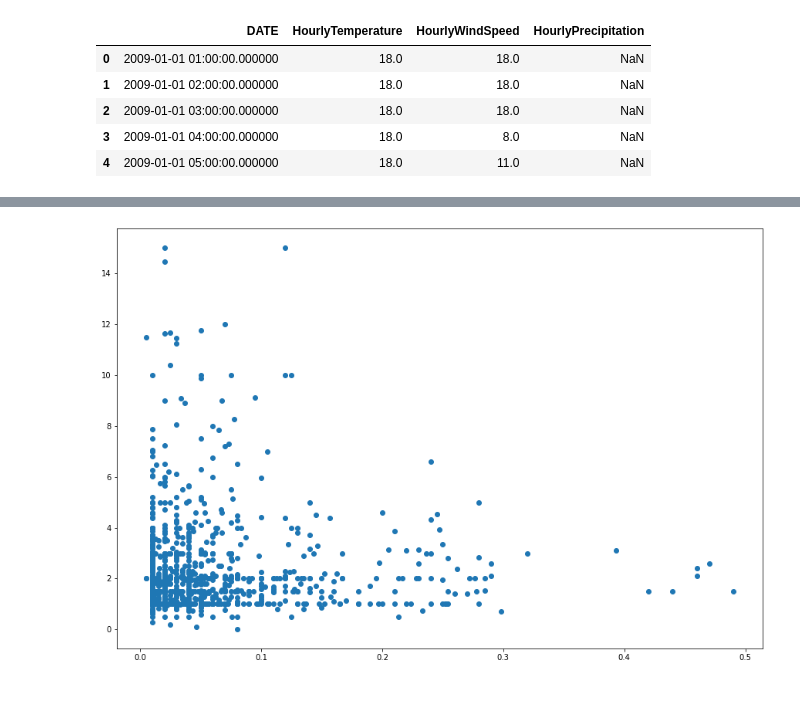
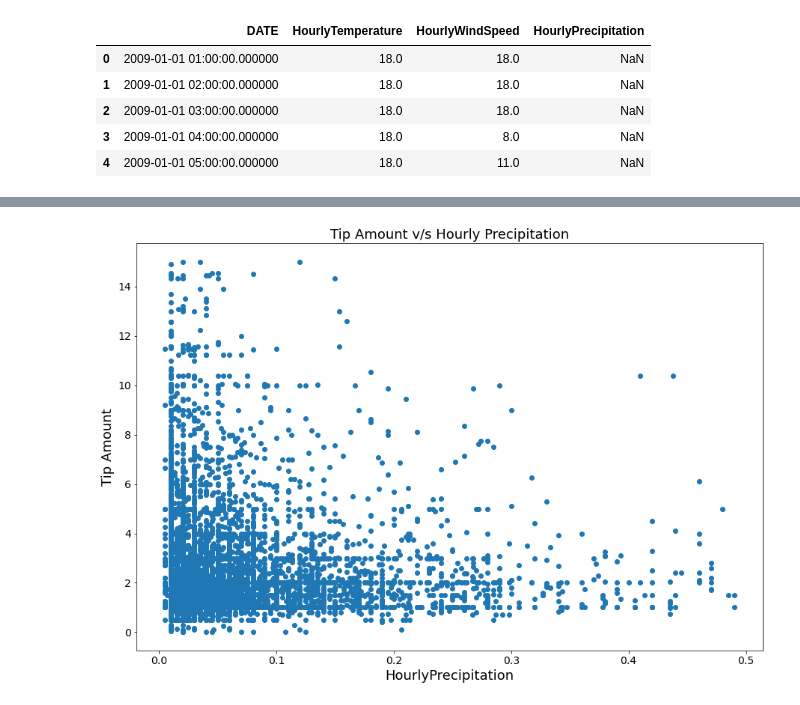
Before and after one commit to kunalsojatia/TFA_Taxi_Project, a Jupyter notebook: taxi.ipynb, the cells around one changed output, grey strips where cells are left out. Saved outputs shown, nothing was run; the diff lists cells and outputs as text; code cells hidden in the pictures.

```diff
--- a/taxi.ipynb
+++ b/taxi.ipynb
@@ -1402,12 +1469,19 @@ dfvis6.tail()
 | 222977 | 2015-06-01 22:00:00.000000 | 4.00 | 9.013417 | 2015-06-01 22:00:00.000000 | 53.00 | 13.00 | 0.04 |
 | 223004 | 2015-07-01 00:00:00.000000 | 1.50 | 5.976099 | 2015-07-01 00:00:00.000000 | 73.00 | 6.00 | 0.04 |
 # %%
-dfvis6sample=dfvis6.sample(1000)
+dfvis6sample=dfvis6
 fig, ax = plt.subplots(figsize=(15, 10))
 x = dfvis6sample["HourlyPrecipitation"]
 y = dfvis6sample["Tip_Amt"]
 
+plt.xticks(fontsize=14)
+plt.yticks(fontsize=14)
+ax.set_xlabel('HourlyPrecipitation',fontsize=18)
+ax.set_ylabel('Tip Amount',fontsize=18)
+ax.set_title("Tip Amount v/s Hourly Precipitation",fontsize=18)
+
+
 plt.scatter(x, y)
 plt.show()
 # %% [output]
-[figure, old version]
+[figure, new version]
```
Also changed, not shown: parts of 54 cells of this notebook, 1 other file.
